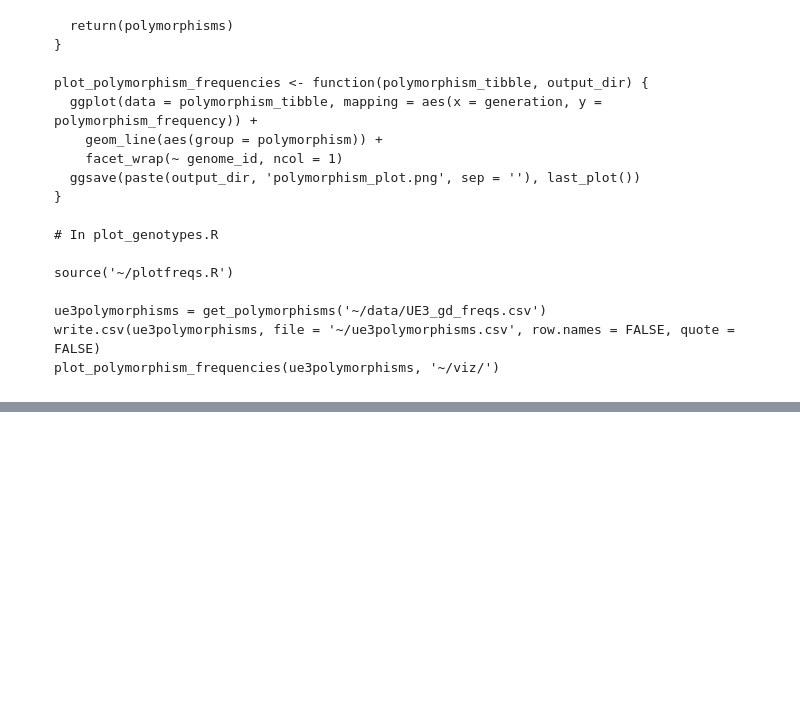
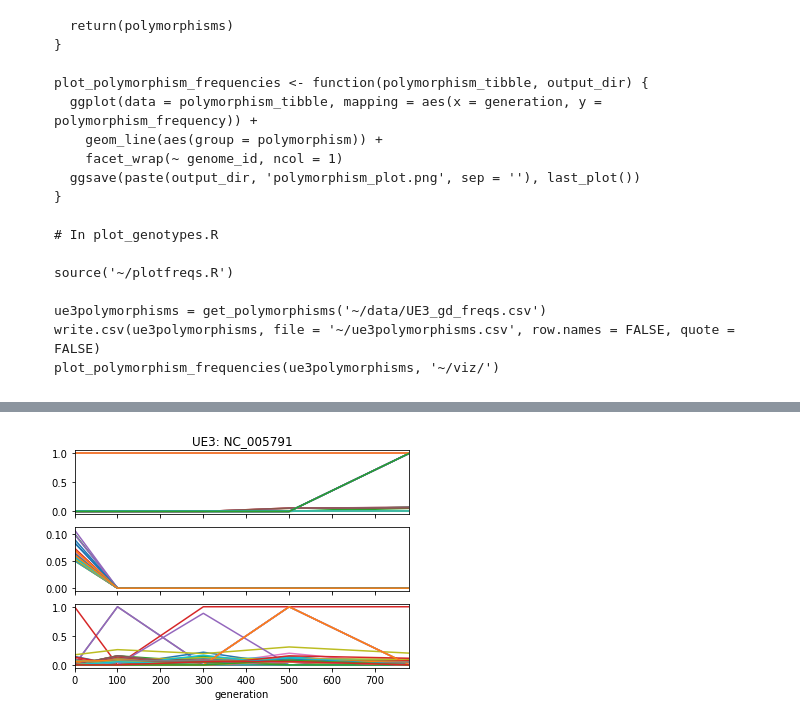
Before and after one commit to yeemey/dvh_mms2, a Jupyter notebook: notebooks/plot_polymorphisms.ipynb, the cells around one changed output, grey strips where cells are left out. Saved outputs shown, nothing was run; the diff lists cells and outputs as text; code cells hidden in the pictures; blank space fills up the shorter version.

```diff
--- a/notebooks/plot_polymorphisms.ipynb
+++ b/notebooks/plot_polymorphisms.ipynb
@@ -186,0 +173,7 @@ plt.savefig('/Users/ymseah/Repositories/dataviz/viz/ue3nc005863mutations.png', d
+# %%
+ue3_5791 = ue3tidy_pivoted.loc['NC_005791'].dropna(axis=1, how='all')
+inc, dec, oth = subset_monotonic(ue3_5791)
+#summary fig
+plot_summary(ue3_5791, inc, dec, oth, 'UE3: NC_005791')
+# %% [output]
+[figure, added]
```
Also changed, not shown: parts of 11 cells of this notebook.
